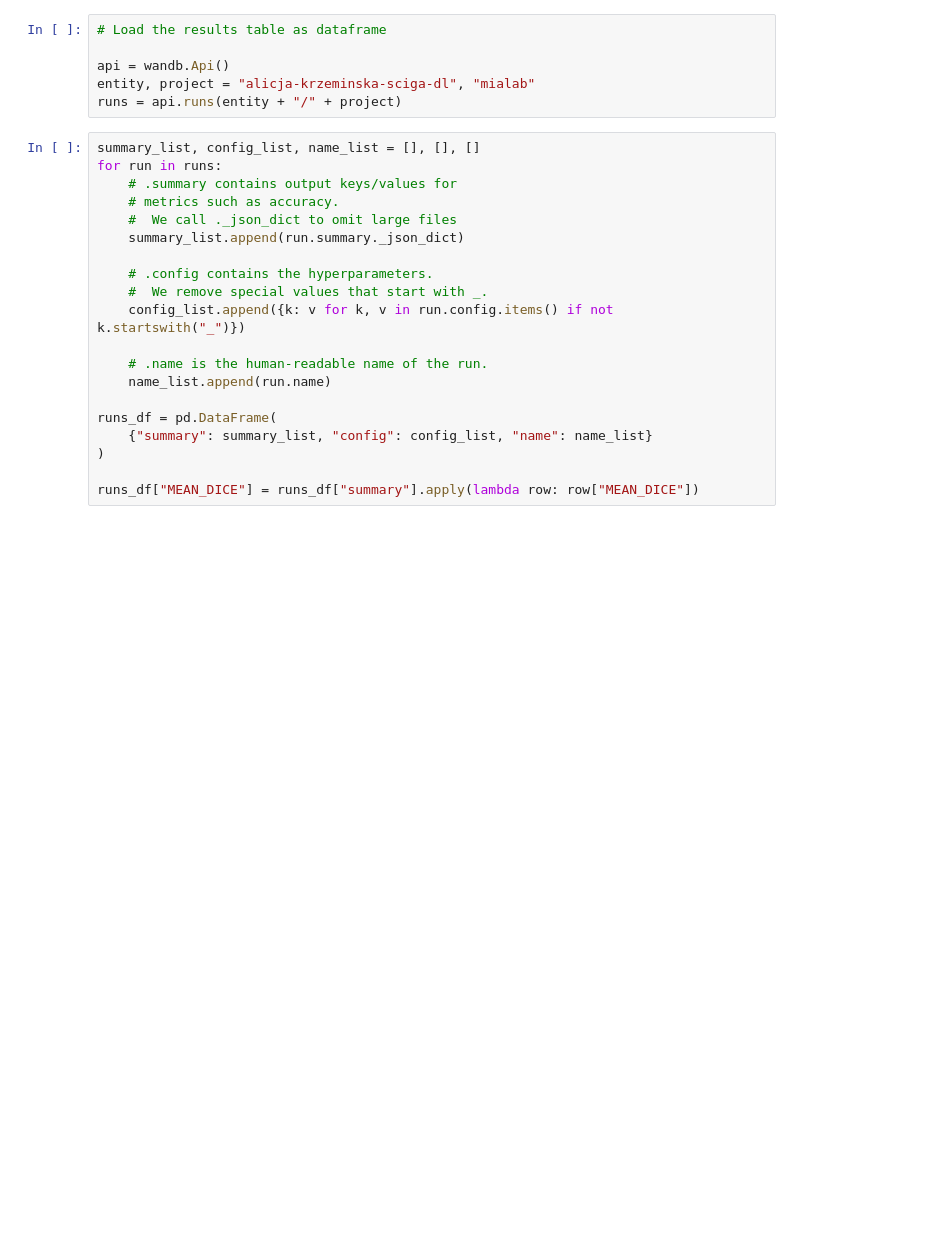
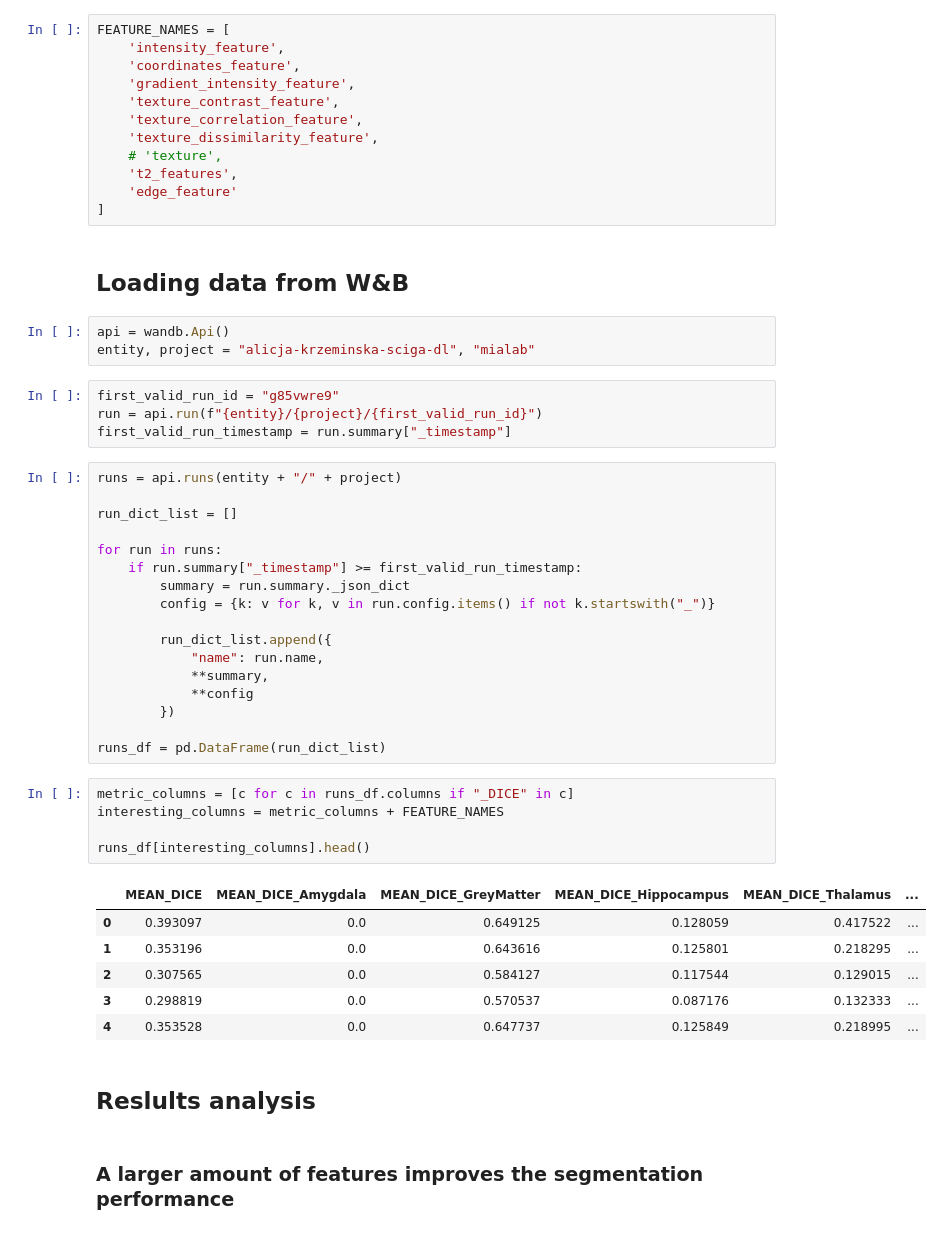
Before and after one commit to nlpeUB/mialab, a Jupyter notebook: results_analysis.ipynb, the cells around one changed output. Cells and saved outputs as stored; diff of their text form; blank space fills up the shorter version.

Commit message:
Add notebook with an ititial analysis

```diff
--- a/results_analysis.ipynb
+++ b/results_analysis.ipynb
@@ -6,26 +12,54 @@ wandb.login()
+# %%
+FEATURE_NAMES = [
+    'intensity_feature',
+    'coordinates_feature',
+    'gradient_intensity_feature',
+    'texture_contrast_feature',
+    'texture_correlation_feature',
+    'texture_dissimilarity_feature',
+    # 'texture',
+    't2_features',
+    'edge_feature'
+]
+# %% [markdown]
+## Loading data from W&B
 # %%
-# Load the results table as dataframe
-
 api = wandb.Api()
 entity, project = "alicja-krzeminska-sciga-dl", "mialab"
-runs = api.runs(entity + "/" + project)
-# %%
-summary_list, config_list, name_list = [], [], []
-for run in runs:
-    # .summary contains output keys/values for
-    # metrics such as accuracy.
-    #  We call ._json_dict to omit large files
-    summary_list.append(run.summary._json_dict)
-
-    # .config contains the hyperparameters.
-    #  We remove special values that start with _.
-    config_list.append({k: v for k, v in run.config.items() if not k.startswith("_")})
-
-    # .name is the human-readable name of the run.
-    name_list.append(run.name)
-
-runs_df = pd.DataFrame(
-    {"summary": summary_list, "config": config_list, "name": name_list}
-)
-
-runs_df["MEAN_DICE"] = runs_df["summary"].apply(lambda row: row["MEAN_DICE"])
+# %%
+first_valid_run_id = "g85vwre9"
+run = api.run(f"{entity}/{project}/{first_valid_run_id}")
+first_valid_run_timestamp = run.summary["_timestamp"]
+# %%
+runs = api.runs(entity + "/" + project)
+
+run_dict_list = []
+
+for run in runs:
+    if run.summary["_timestamp"] >= first_valid_run_timestamp:
+        summary = run.summary._json_dict
+        config = {k: v for k, v in run.config.items() if not k.startswith("_")}
+
+        run_dict_list.append({
+            "name": run.name,
+            **summary,
+            **config
+        })
+
+runs_df = pd.DataFrame(run_dict_list)
+# %%
+metric_columns = [c for c in runs_df.columns if "_DICE" in c]
+interesting_columns = metric_columns + FEATURE_NAMES
+
+runs_df[interesting_columns].head()
+# %% [output]
+|  | MEAN_DICE | MEAN_DICE_Amygdala | MEAN_DICE_GreyMatter | MEAN_DICE_Hippocampus | MEAN_DICE_Thalamus | ... |
+| 0 | 0.393097 | 0.0 | 0.649125 | 0.128059 | 0.417522 | ... |
+| 1 | 0.353196 | 0.0 | 0.643616 | 0.125801 | 0.218295 | ... |
+| 2 | 0.307565 | 0.0 | 0.584127 | 0.117544 | 0.129015 | ... |
+| 3 | 0.298819 | 0.0 | 0.570537 | 0.087176 | 0.132333 | ... |
+| 4 | 0.353528 | 0.0 | 0.647737 | 0.125849 | 0.218995 | ... |
+# %% [markdown]
+## Reslults analysis
+# %% [markdown]
+### A larger amount of features improves the segmentation performance
```
Also changed, not shown: parts of 10 cells of this notebook, 1 other file.
